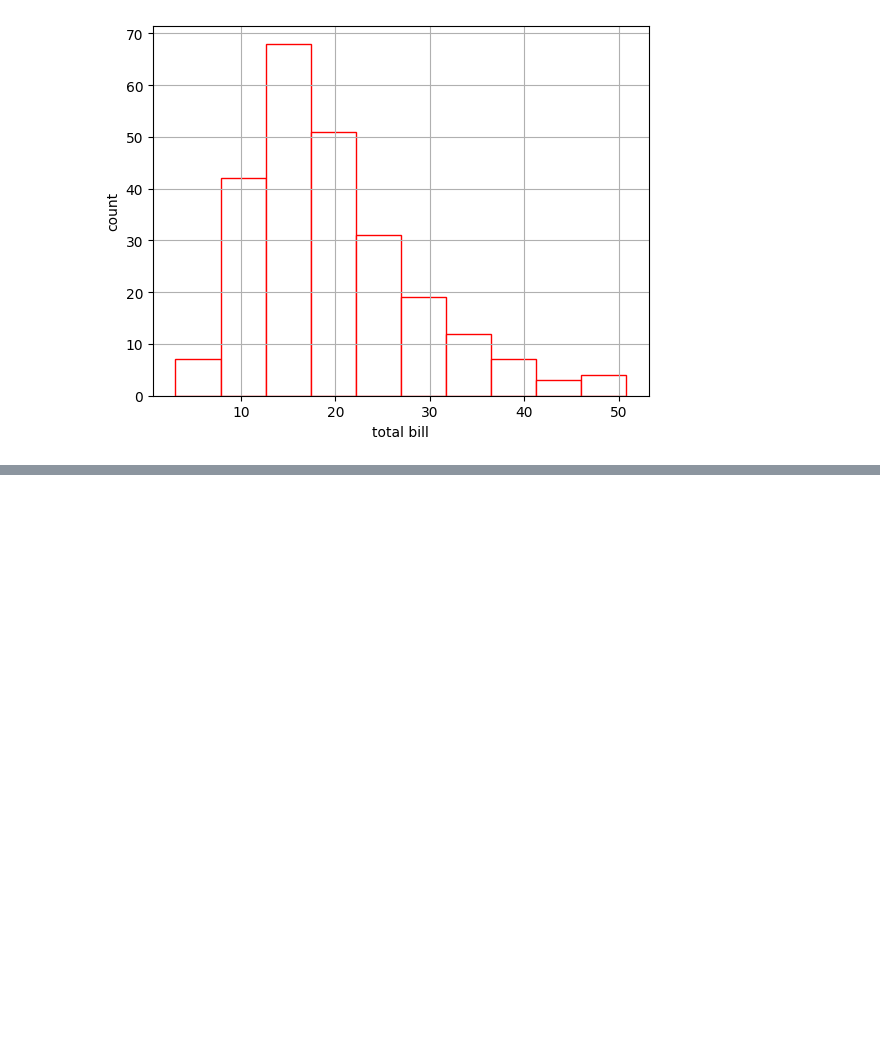
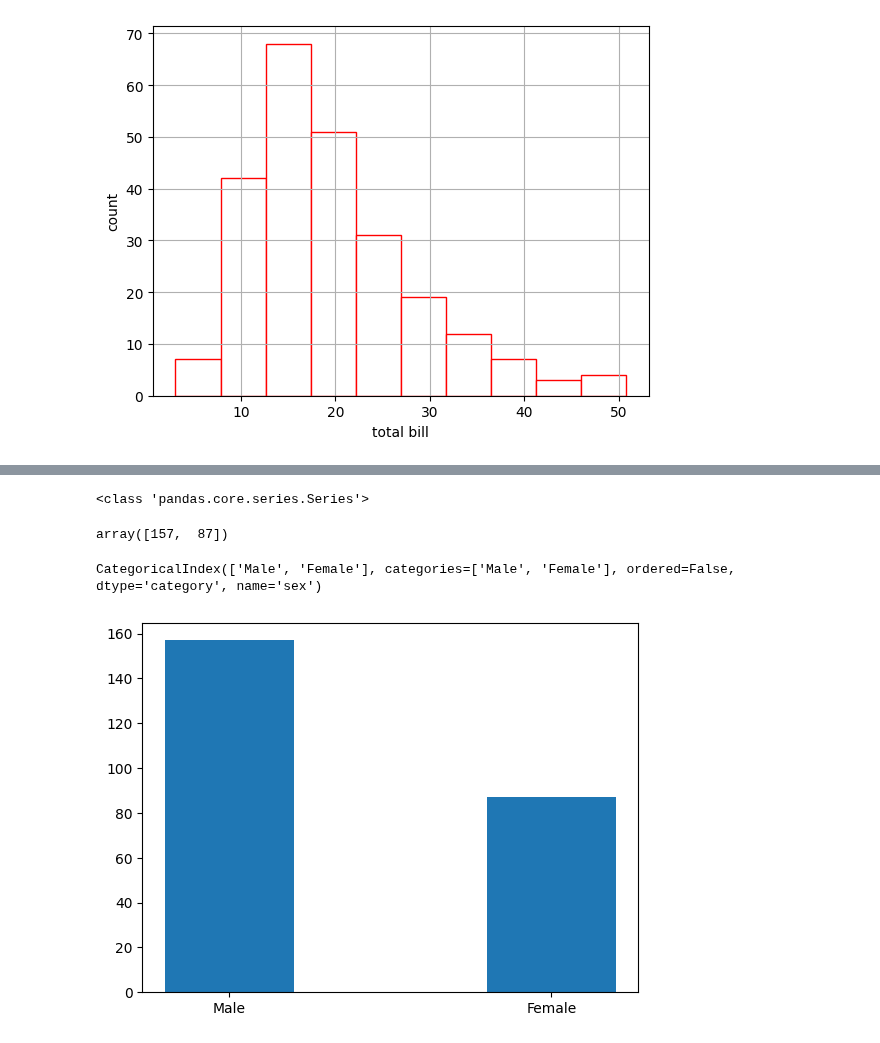
Before and after one commit to JakeOh/202511_BD53, a Jupyter notebook: lab_python/da04_matplotlib.ipynb, the cells around one changed output, grey strips where cells are left out. Drawn from its saved outputs; the diff is of its cells as text; code cells hidden in the pictures; blank space fills up the shorter version.

```diff
--- a/lab_python/da04_matplotlib.ipynb
+++ b/lab_python/da04_matplotlib.ipynb
@@ -332,0 +348,3 @@ plt.show()
+# %%
+gender_count = tips.sex.value_counts()
+gender_count
@@ -332,0 +357,17 @@ plt.show()
+# %%
+print(type(gender_count))  #> Series
+# %% [output]
+<class 'pandas.core.series.Series'>
+# %%
+gender_count.values  #> 값(빈도수)들을 저장하고 있는 배열
+# %% [output]
+array([157,  87])
+# %%
+gender_count.index  #> 인덱스를 저장하고 있는 배열.
+# %% [output]
+CategoricalIndex(['Male', 'Female'], categories=['Male', 'Female'], ordered=False, dtype='category', name='sex')
+# %%
+plt.bar(x=gender_count.index, height=gender_count.values, width=0.4)
+plt.show()
+# %% [output]
+[figure, added]
```
Also changed, not shown: parts of 7 cells of this notebook.
